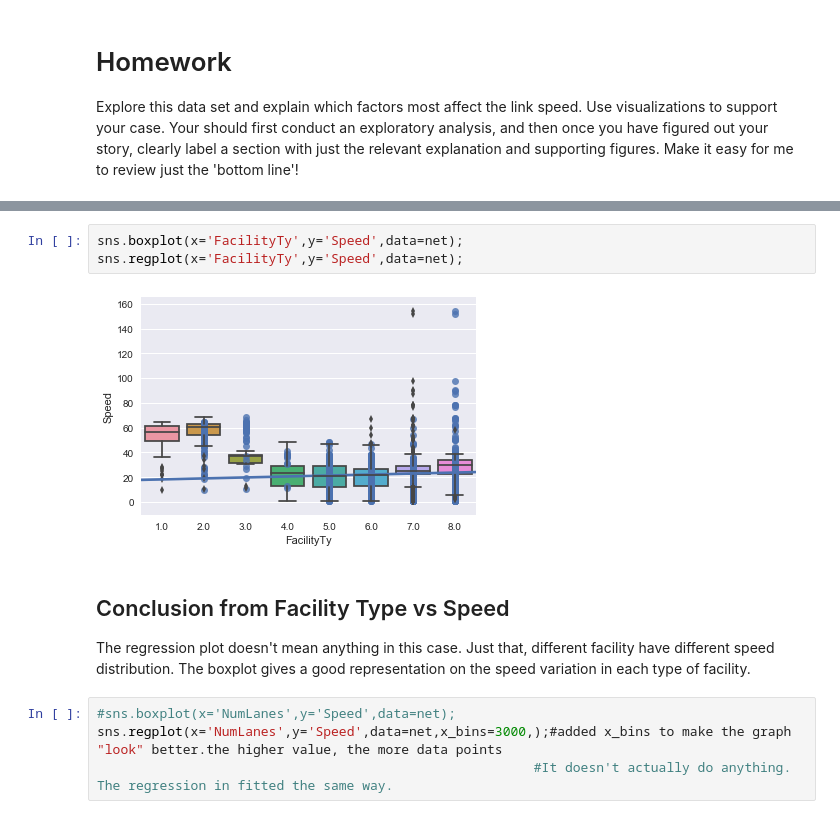
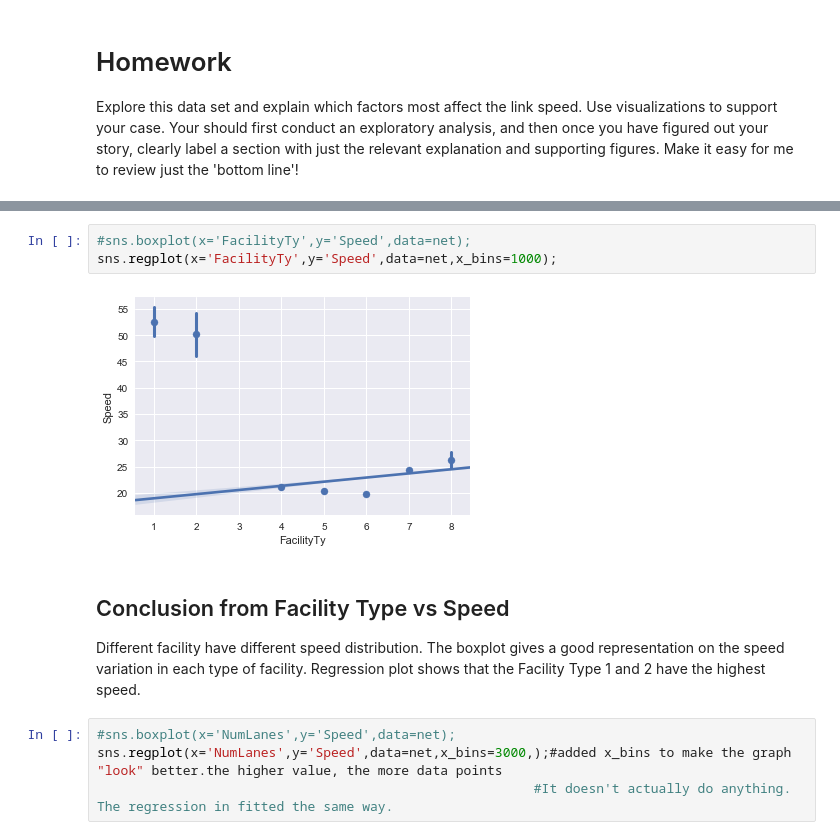
Before and after one commit to jawadmhoque/ce599, a Jupyter notebook: 16-Data Viz 2/data-viz-2.ipynb, the cells around one changed output, grey strips where cells are left out. Saved outputs shown, nothing was run; the diff lists cells and outputs as text.

```diff
--- a/16-Data Viz 2/data-viz-2.ipynb
+++ b/16-Data Viz 2/data-viz-2.ipynb
@@ -274,13 +274,14 @@ net.head()
 | 3 | WB | 0.279096 | 3482.0 | 6985.0 | 6986.0 | BEATTY AVE | RoadLink | 6.0 | 35.0 | 1.0 | ... |
 | 4 | NB | 0.103751 | 3483.0 | 6985.0 | 52492.0 | ALANA WY | RoadLink | 6.0 | 30.0 | 1.0 | ... |
 # %%
-sns.boxplot(x='FacilityTy',y='Speed',data=net);
-sns.regplot(x='FacilityTy',y='Speed',data=net);
+#sns.boxplot(x='FacilityTy',y='Speed',data=net);
+sns.regplot(x='FacilityTy',y='Speed',data=net,x_bins=1000);
 # %% [output]
-[figure, old version]
+[figure, new version]
 # %% [markdown]
 ## Conclusion from Facility Type vs Speed
-The regression plot doesn't mean anything in this case. Just that, different facility have different speed distribution. The boxplot gives a good representation on the speed variation in each type of facility.
+Different facility have different speed distribution. The boxplot gives a good representation on the speed variation in each type of facility.
+Regression plot shows that the Facility Type 1 and 2 have the highest speed.
 # %%
 #sns.boxplot(x='NumLanes',y='Speed',data=net);
 sns.regplot(x='NumLanes',y='Speed',data=net,x_bins=3000,);#added x_bins to make the graph "look" better.the higher value, the more data points
```
Also changed, not shown: parts of 2 cells of this notebook.
